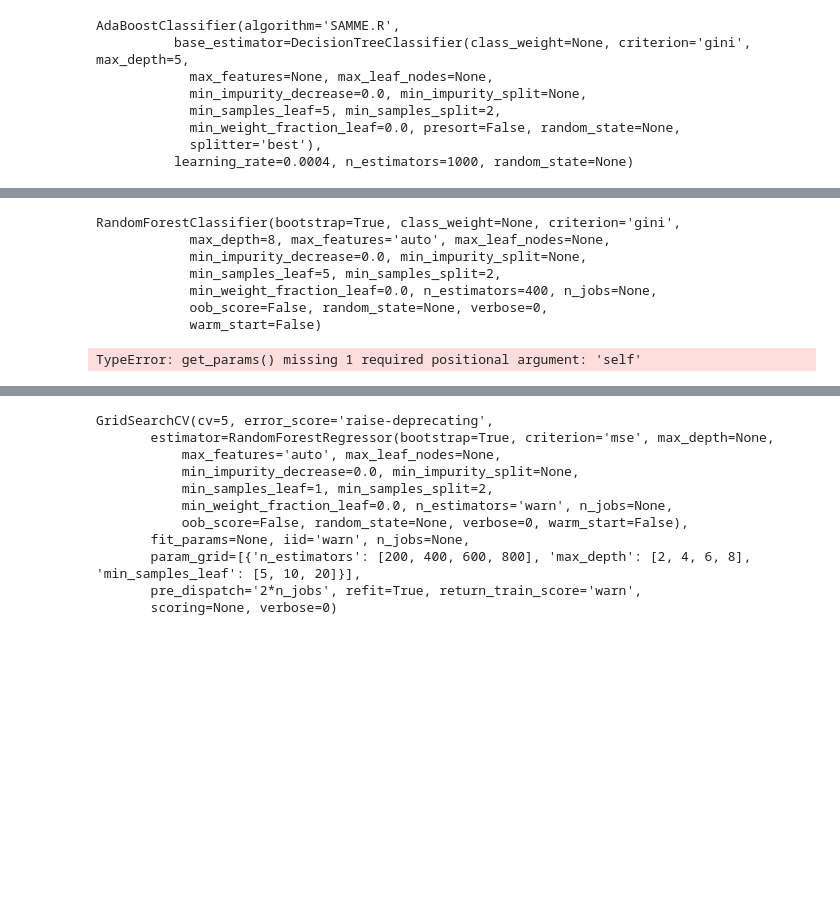
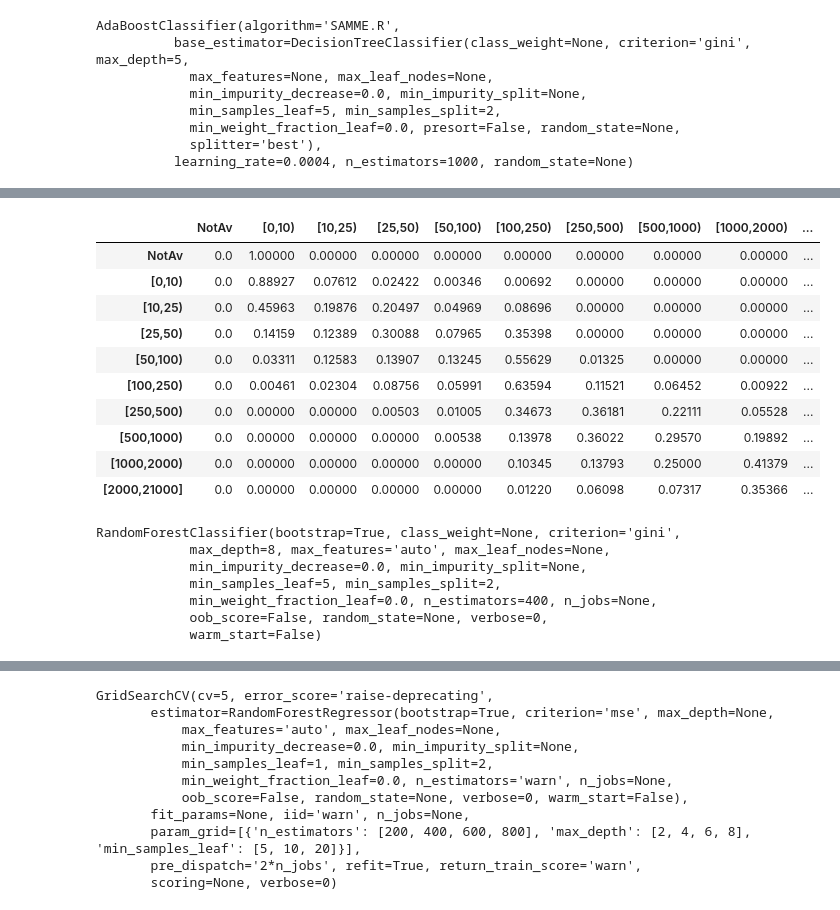
Before and after one commit to Aquachoc/Cinema-statapp, a Jupyter notebook: STATAPP.ipynb, the cells around one changed output, grey strips where cells are left out. Saved outputs shown, nothing was run; the diff lists cells and outputs as text; code cells hidden in the pictures; blank space fills up the shorter version.

```diff
--- a/STATAPP.ipynb
+++ b/STATAPP.ipynb
@@ -528,15 +562,15 @@ mask = [0,1,2,6,8,3,7,9,4,5]
 # %%
 ######### Classif #############
 tree_cols =  ["categ.entrees", "Genre", "copies",  "DEVIS", "AE", "critlegit", "critpopu"]
-CINE2tmp = CINE2[tree_cols]#filtr(CINE2, "AE", 1)
+CINE2tmp = CINE2[tree_cols]#
 #CINE2tmp["categ.entrees"]= x
 #CINE2.insert(1, "cluster", cluster)
 #CINE2tmp.drop("AE", 1, inplace= True)
 CINE2tmp = CINE2tmp.dropna()
-#tmp = CINE2tmp["categ.entrees"].unique()
-#tmp.sort()
-#tmp = tmp[mask]
-#CINE2tmp["categ.entrees"] = CINE2tmp["categ.entrees"].apply(lambda x: list(tmp).index(x))
+tmp = CINE2tmp["categ.entrees"].unique()
+tmp.sort()
+tmp = tmp[mask]
+CINE2tmp["categ.entrees"] = CINE2tmp["categ.entrees"].apply(lambda x: list(tmp).index(x))
 CINE2tmp = one_hot_convert(CINE2tmp, "Genre", drop=1, lower = 0)
 
 X = CINE2tmp.drop(tree_cols[0], 1)
@@ -586,7 +616,6 @@ AdaBoostClassifier(algorithm='SAMME.R',
             splitter='best'),
           learning_rate=0.0004, n_estimators=1000, random_state=None)
 # %%
-
 ada_clf = AdaBoostClassifier(algorithm='SAMME.R',
           base_estimator=DecisionTreeClassifier(class_weight=None, criterion='gini', max_depth=5,
             max_features=None, max_leaf_nodes=None,
@@ -600,7 +629,7 @@ ada_clf = AdaBoostClassifier(algorithm='SAMME.R',
 ada_clf.fit(X_train, y_train)
 ada_rez = ada_clf.predict(X_test)
 ada_rez_train = ada_clf.predict(X_train)
-clf_gini = DecisionTreeClassifier(max_depth=10, min_samples_leaf=10)
+clf_gini = DecisionTreeClassifier(max_depth=6, min_samples_leaf=10)
 clf_gini.fit(X_train, y_train)
 rez_gini = clf_gini.predict(X_test)
 rez_train_gini = clf_gini.predict(X_train)
@@ -611,4 +640,6 @@ print(accuracy_score(y_train, rez_train),
 accuracy_score(y_test, rez))
 print(accuracy_score(y_train, ada_rez_train),
 accuracy_score(y_test, ada_rez))
+print(accuracy_score(y_train, rez_train_gini),
+accuracy_score(y_test, rez_gini))
 # %% [output]
@@ -617,3 +671,30 @@ accuracy_score(y_test, ada_rez))
+# %%
+##### confusion matrix
+CM = confusion_matrix(y_test, rez)
+CM = np.array(CM, dtype=float)
+numeric_features=tmp
+for i in range(len(CM)):
+    CM[i] = CM[i]/sum(CM[i])
+
+CM = pd.DataFrame(data = CM, columns=tmp, index = tmp)
+fig, ax = plt.subplots(figsize=(9,7))         # Sample figsize in inches
+g = sns.heatmap(CM, annot=True, fmt = ".2f", cmap = "Blues",ax=ax)
+plt.title('Confusion Matrix')
+plt.show()
+# %%
+CM
+# %% [output]
+|  | NotAv | [0,10) | [10,25) | [25,50) | [50,100) | [100,250) | [250,500) | [500,1000) | [1000,2000) | ... |
+| NotAv | 0.0 | 1.00000 | 0.00000 | 0.00000 | 0.00000 | 0.00000 | 0.00000 | 0.00000 | 0.00000 | ... |
+| [0,10) | 0.0 | 0.88927 | 0.07612 | 0.02422 | 0.00346 | 0.00692 | 0.00000 | 0.00000 | 0.00000 | ... |
+| [10,25) | 0.0 | 0.45963 | 0.19876 | 0.20497 | 0.04969 | 0.08696 | 0.00000 | 0.00000 | 0.00000 | ... |
+| [25,50) | 0.0 | 0.14159 | 0.12389 | 0.30088 | 0.07965 | 0.35398 | 0.00000 | 0.00000 | 0.00000 | ... |
+| [50,100) | 0.0 | 0.03311 | 0.12583 | 0.13907 | 0.13245 | 0.55629 | 0.01325 | 0.00000 | 0.00000 | ... |
+| [100,250) | 0.0 | 0.00461 | 0.02304 | 0.08756 | 0.05991 | 0.63594 | 0.11521 | 0.06452 | 0.00922 | ... |
+| [250,500) | 0.0 | 0.00000 | 0.00000 | 0.00503 | 0.01005 | 0.34673 | 0.36181 | 0.22111 | 0.05528 | ... |
+| [500,1000) | 0.0 | 0.00000 | 0.00000 | 0.00000 | 0.00538 | 0.13978 | 0.36022 | 0.29570 | 0.19892 | ... |
+| [1000,2000) | 0.0 | 0.00000 | 0.00000 | 0.00000 | 0.00000 | 0.10345 | 0.13793 | 0.25000 | 0.41379 | ... |
+| [2000,21000] | 0.0 | 0.00000 | 0.00000 | 0.00000 | 0.00000 | 0.01220 | 0.06098 | 0.07317 | 0.35366 | ... |
 # %%
 clf.best_estimator_
 # %% [output]
@@ -634,8 +715,6 @@ voting_rez = voting_clf.predict(X_test)
 voting_rez_train = voting_clf.predict(X_train)
 print(accuracy_score(y_train, voting_rez_train),
 accuracy_score(y_test, voting_rez))
-# %% [output]
-TypeError: get_params() missing 1 required positional argument: 'self'
 # %%
 lasso_handler(X, Y, 1000)
 # %%
```
Also changed, not shown: parts of 40 cells of this notebook, 19 other files.
